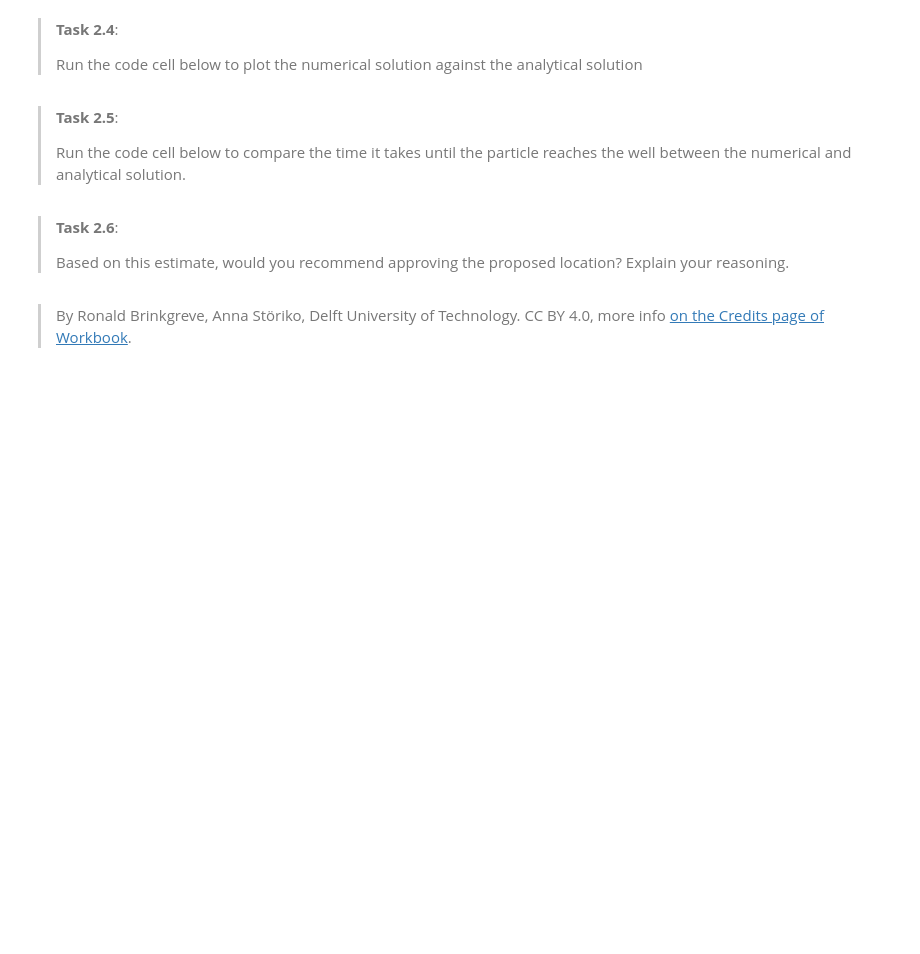
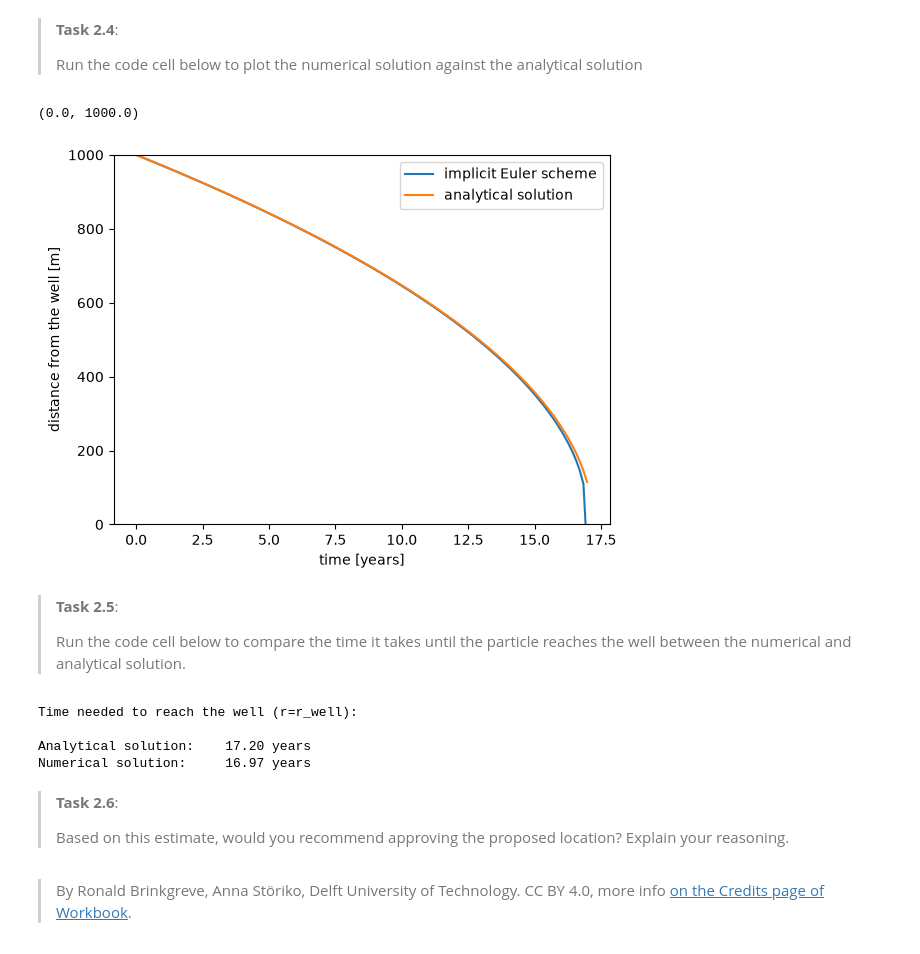
Before and after one commit to crklink/WS1.3, a Jupyter notebook: 2-particle_tracking.ipynb, the cells around one changed output. Saved outputs shown, nothing was run; the diff lists cells and outputs as text; code cells hidden in the pictures; blank space fills up the shorter version.

```diff
--- a/2-particle_tracking.ipynb
+++ b/2-particle_tracking.ipynb
@@ -72,27 +72,40 @@ max_iter = 50
 
 # Loop over time
 for iteration in range(int(max_times)):
-    t_next = ### YOUR CODE HERE ###
+    t_next = t_previous + dt
     times.append(t_next)
+
+    # Compute q and q_prime once for the current guess r_next
+    q = r_next - r_previous - dt * (-alpha / r_next)
+    q_prime = 1 - dt * alpha / r_next ** 2
     iter_count = 0
+
     # Loop for Newton-Raphson iterations
     while iter_count < max_iter:
-        # Define the function and its derivative
-        q = ### YOUR CODE HERE ###
-        q_prime = ### YOUR CODE HERE ###
+        # Update the guess using Newton-Raphson formula
+        r_update = r_next - q / q_prime
 
-        # Update the guess using Newton-Raphson formula
-        r_update = ### YOUR CODE HERE ###
+        # Compute residual and derivative at the updated guess
+        q_update = r_update - r_previous - dt * (-alpha / r_update)
+        q_prime_update = 1 - dt * alpha / r_update ** 2
 
-        # Check for convergence
-        if abs(r_update - r_next) < tolerance:
+        # Check for convergence on the residual (root)
+        if abs(q_update) < tolerance:
+            r_next = r_update
             break
 
+        # Promote the updated values for the next iteration (avoid recomputing q)
+        r_next = r_update
+        q = q_update
+        q_prime = q_prime_update
         iter_count += 1
 
-    # Update the values for the next time step
+
+    if iter_count >= max_iter:
+        print(f"Warning: Newton did not converge at t={t_next} (iter={iter_count})")
+
+    # Update the values for the next time step using the converged r_next
     r_previous = r_next
-    r_next = r_update
     r.append(r_next)
     t_previous = t_next
 
@@ -106,23 +121,31 @@ for iteration in range(int(max_times)):
 # %%
 years = np.array(times) / 365.25
 plt.plot(years, r, label="implicit Euler scheme")
 plt.xlabel("time [years]")
 plt.ylabel("distance from the well [m]")
-r_analytical = np.sqrt(-alpha * np.array(times) + r0**2)
+r_analytical = np.sqrt(-2 * alpha * np.array(times) + r0**2)
 plt.plot(years, r_analytical, label="analytical solution")
 plt.legend()
 plt.ylim(bottom=0, top =r0)
+# %% [output]
+(0.0, 1000.0)
+[figure, added]
 # %% [markdown]
 > **Task 2.5**:
 >
 > Run the code cell below to compare the time it takes until the particle reaches the well between the numerical and analytical solution.
 # %%
-t_end_analytical = (r0**2 - r_well**2) / alpha
+t_end_analytical = (r0**2 - r_well**2) / 2/ alpha
 t_end_numerical = times[-1]
 
 print("Time needed to reach the well (r=r_well):\n")
 print(f"Analytical solution:\t{t_end_analytical / 365.25:.2f} years")
 print(f"Numerical solution:\t{t_end_numerical / 365.25:.2f} years")
+# %% [output]
+Time needed to reach the well (r=r_well):
+
+Analytical solution:    17.20 years
+Numerical solution:     16.97 years
 # %% [markdown]
 > **Task 2.6**:
 >
```
Also changed, not shown: parts of 1 cell of this notebook.
